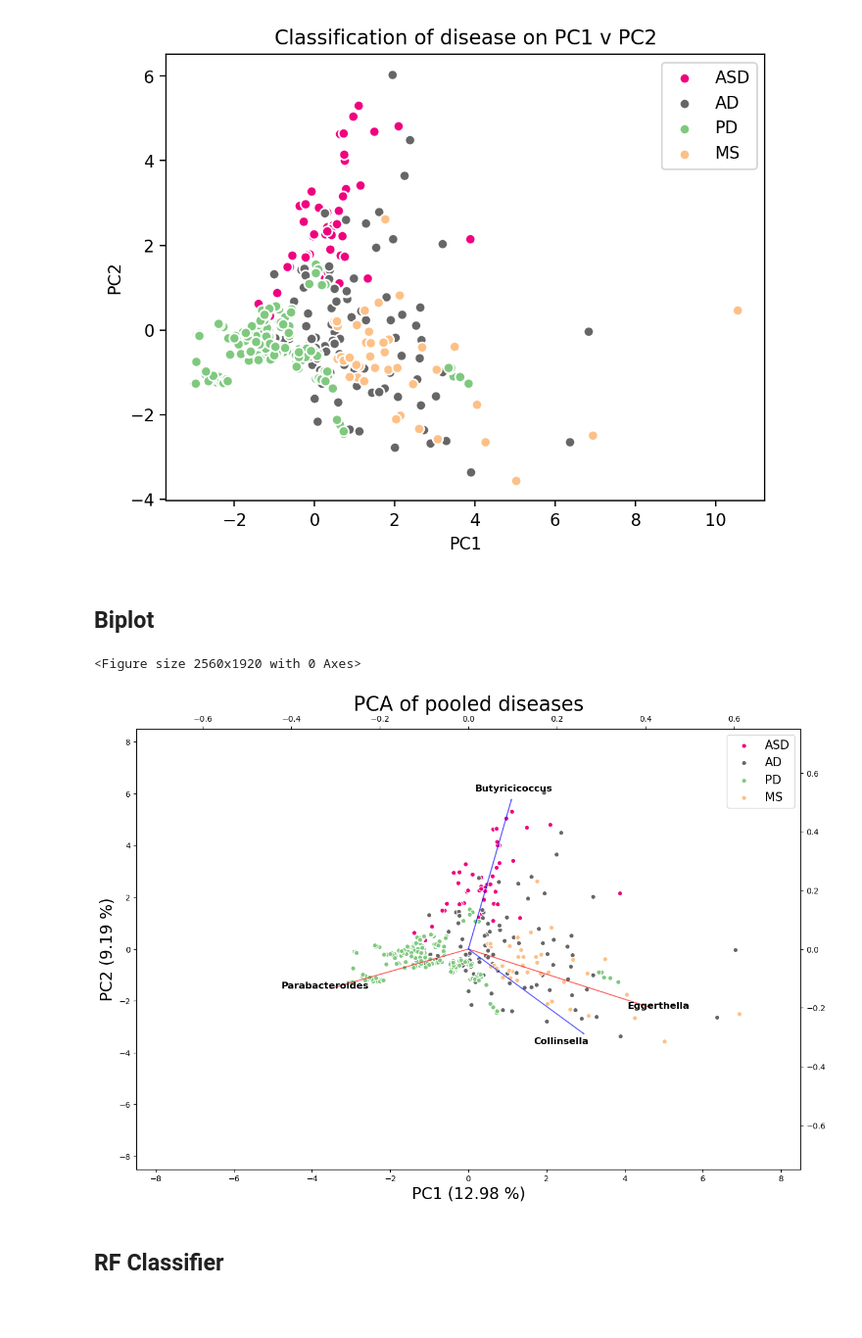
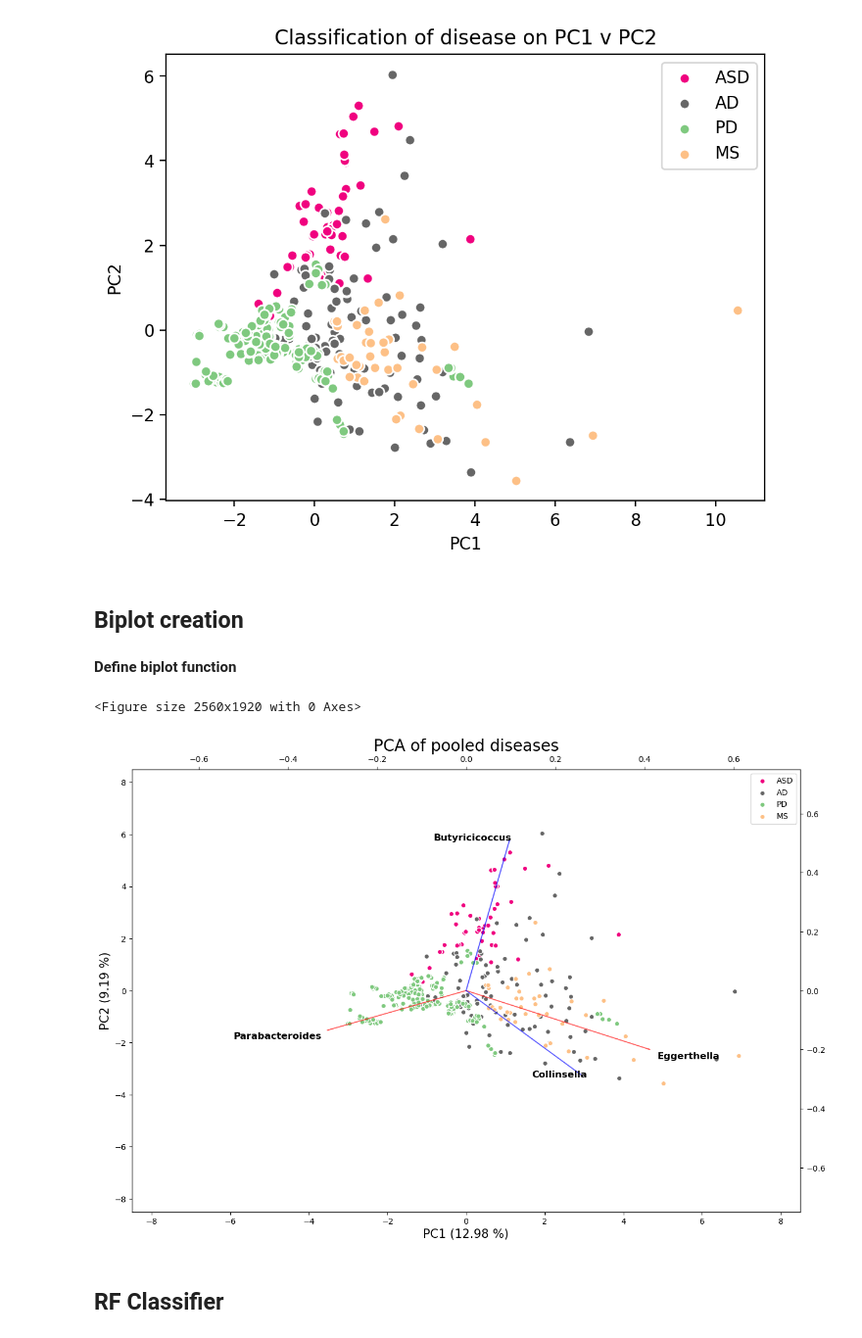
Before and after one commit to aplapteva/20440_final_project, a Jupyter notebook: Code/pooled_analysis_ag.ipynb, the cells around one changed output. Shown at 98% size. Drawn from its saved outputs; the diff is of its cells as text; code cells hidden in the pictures; blank space fills up the shorter version.

```diff
--- a/Code/pooled_analysis_ag.ipynb
+++ b/Code/pooled_analysis_ag.ipynb
@@ -209,4 +196,6 @@ plt.savefig('../Figures/PCA_plot_pooled.svg')
 # %% [output]
 [figure]
 # %% [markdown]
-## Biplot
+## Biplot creation
+# %% [markdown]
+**Define biplot function**
@@ -223,38 +263,38 @@ MS = []
 diagnosis = list(diagnosis)
 
 # indicate which sample indices are which disease:
 for i in range(len(diagnosis)):
     if diagnosis[i]=='ASD':
         ASD.append(i)
     if diagnosis[i]=='AD':
         AD.append(i)
     if diagnosis[i]=='PD':
         PD.append(i)
     if diagnosis[i]=='MS':
         MS.append(i)
 
 # plot PC1 v PC2, indicating which indices of these are which disease:
 plt.figure(dpi=400)
 fig, ax = plt.subplots(1, 1, figsize=(15,10))
 
 ax.scatter(out_df['PC1'][ASD], out_df['PC2'][ASD], label='ASD', color = color_map['ASD'], edgecolor='white')
 ax.scatter(out_df['PC1'][AD], out_df['PC2'][AD], label='AD', color = color_map['AD'], edgecolor='white')
 ax.scatter(out_df['PC1'][PD], out_df['PC2'][PD], label='PD', color = color_map['PD'], edgecolor='white')
 ax.scatter(out_df['PC1'][MS], out_df['PC2'][MS], label='MS', color = color_map['MS'],edgecolor='white')
 
 biplot(out_df, loadings_pool, ax)
 
-ax.legend(fontsize=15);
-ax.set_xlabel("PC1 ({:.2f} %)".format(var_ratio[0] * 100), fontsize=20)
-ax.set_ylabel("PC2 ({:.2f} %)".format(var_ratio[1] * 100), fontsize=20)
+ax.legend();
+ax.set_xlabel("PC1 ({:.2f} %)".format(var_ratio[0] * 100), fontsize=15)
+ax.set_ylabel("PC2 ({:.2f} %)".format(var_ratio[1] * 100), fontsize=15)
 ax.set_xlim(-8.5,8.5)
 ax.set_ylim(-8.5,8.5)
-ax.set_title("PCA of pooled diseases", fontsize=25);
+ax.set_title("PCA of pooled diseases", fontsize=20);
 
 plt.savefig('../Figures/PCA_biplot_pooled.svg')
 # %% [output]
 <Figure size 2560x1920 with 0 Axes>
-[figure, old version]
+[figure, new version]
 # %% [markdown]
 ## RF Classifier
 # %%
```
Also changed, not shown: parts of 20 cells of this notebook, 16 other files.
